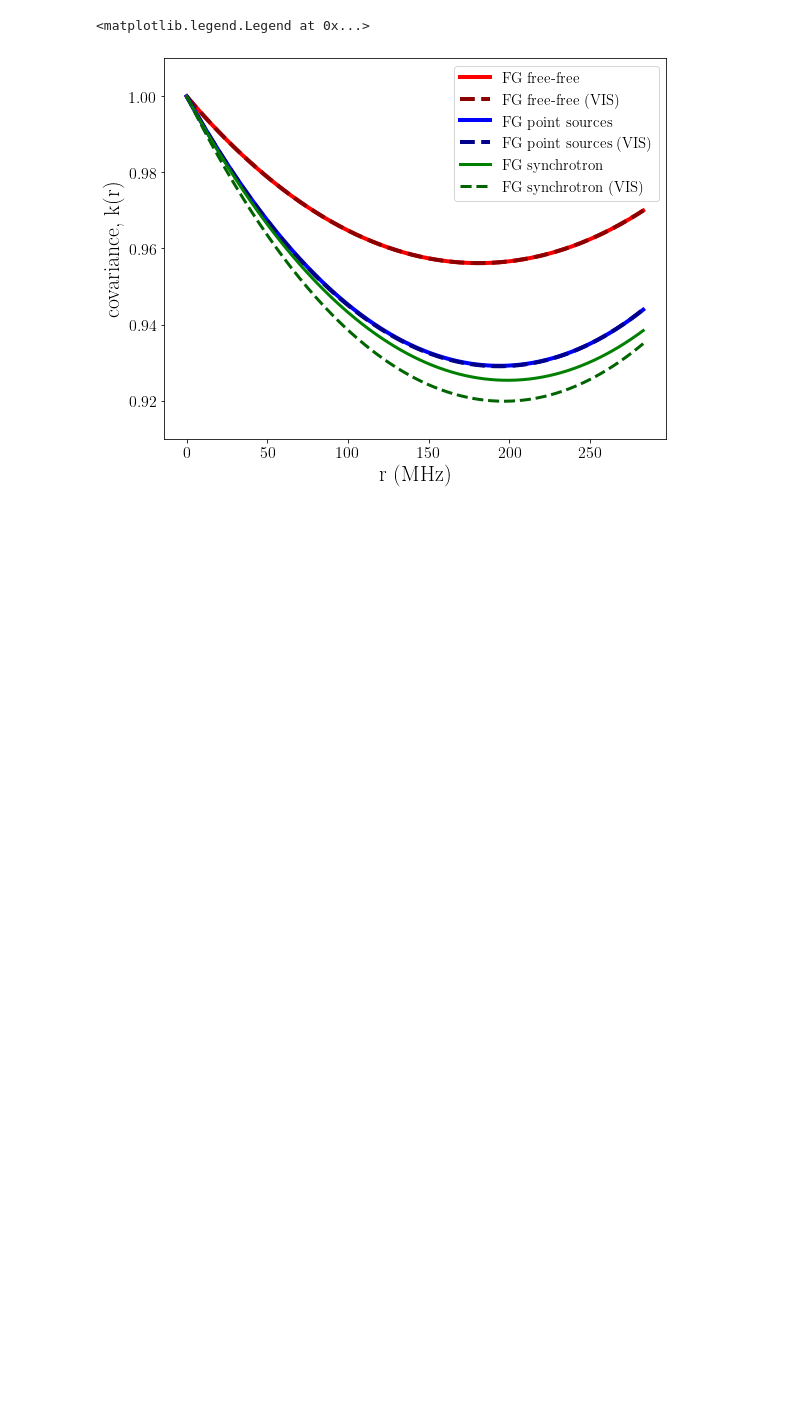
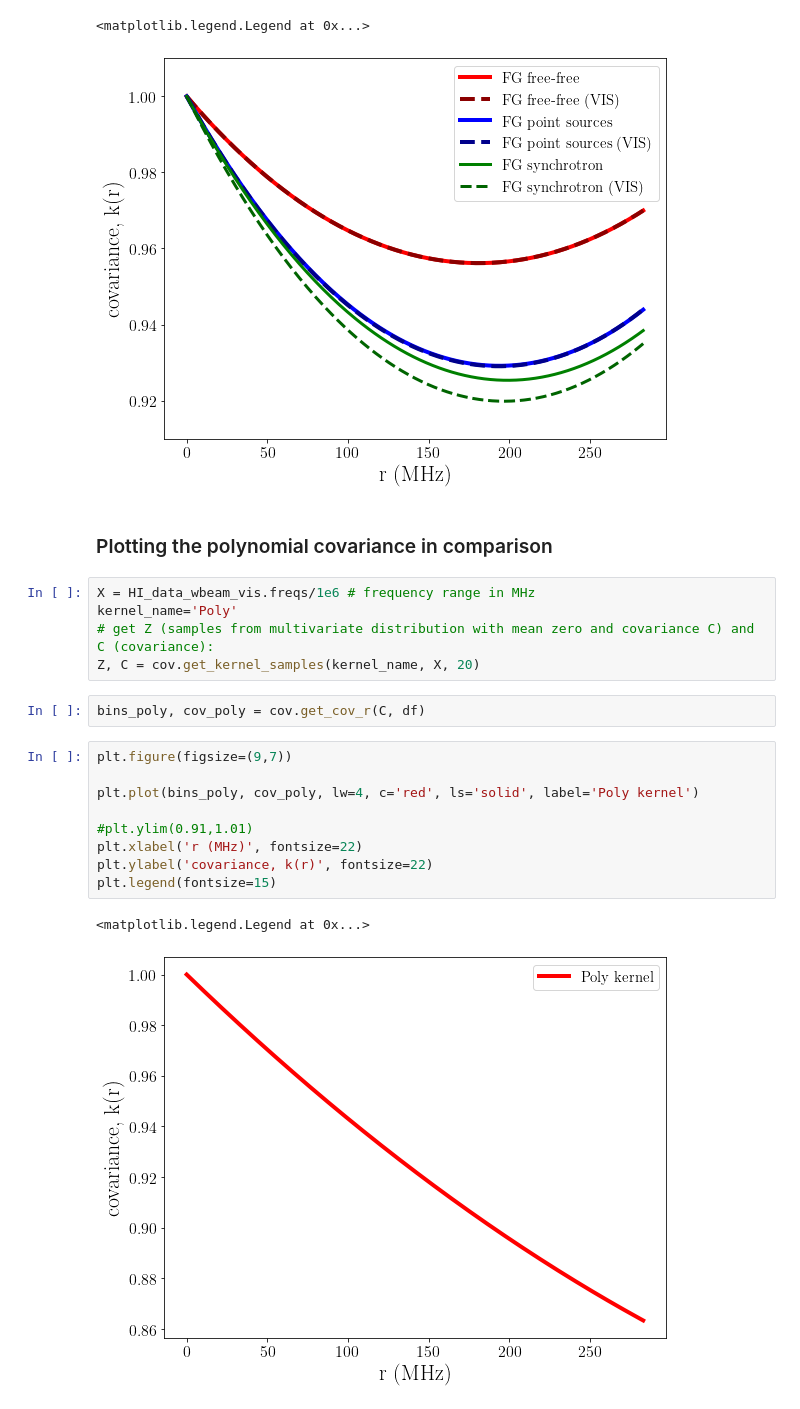
Before and after one commit to paulassoares/gpr4im, a Jupyter notebook: Jupyter Notebooks/Binned_Covariance.ipynb, the cells around one changed output. Cells and saved outputs as stored; diff of their text form; blank space fills up the shorter version.

Commit message:
added tests for FG covariance "uptick" behaviour

```diff
--- a/Jupyter Notebooks/Binned_Covariance.ipynb
+++ b/Jupyter Notebooks/Binned_Covariance.ipynb
@@ -173,3 +173,24 @@ plt.legend(fontsize=15)
 # %% [output]
 <matplotlib.legend.Legend at 0x...>
 [figure]
+# %% [markdown]
+### Plotting the polynomial covariance in comparison
+# %%
+X = HI_data_wbeam_vis.freqs/1e6 # frequency range in MHz
+kernel_name='Poly'
+# get Z (samples from multivariate distribution with mean zero and covariance C) and C (covariance):
+Z, C = cov.get_kernel_samples(kernel_name, X, 20)
+# %%
+bins_poly, cov_poly = cov.get_cov_r(C, df)
+# %%
+plt.figure(figsize=(9,7))
+
+plt.plot(bins_poly, cov_poly, lw=4, c='red', ls='solid', label='Poly kernel')
+
+#plt.ylim(0.91,1.01)
+plt.xlabel('r (MHz)', fontsize=22)
+plt.ylabel('covariance, k(r)', fontsize=22)
+plt.legend(fontsize=15)
+# %% [output]
+<matplotlib.legend.Legend at 0x...>
+[figure, added]
```
Also changed, not shown: parts of 4 cells of this notebook.
